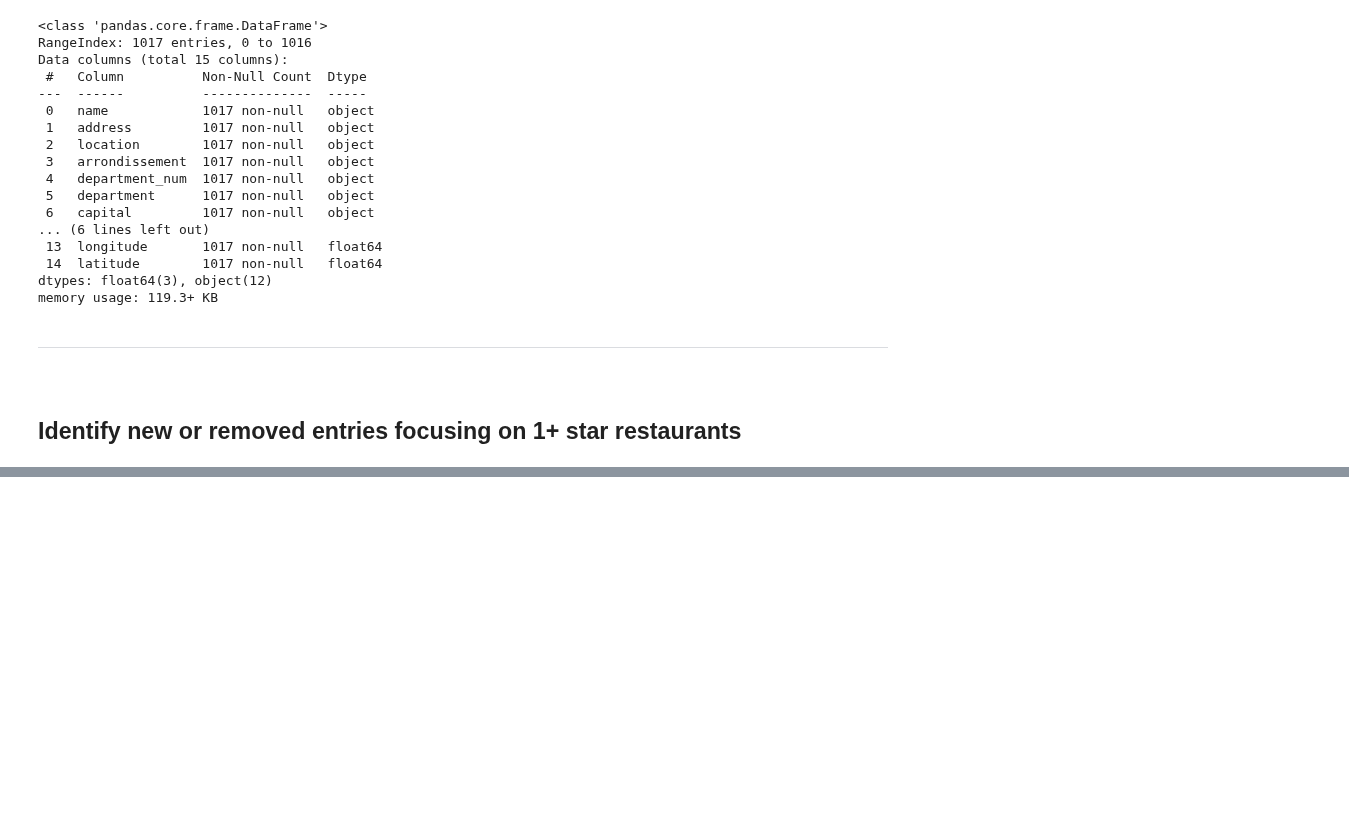
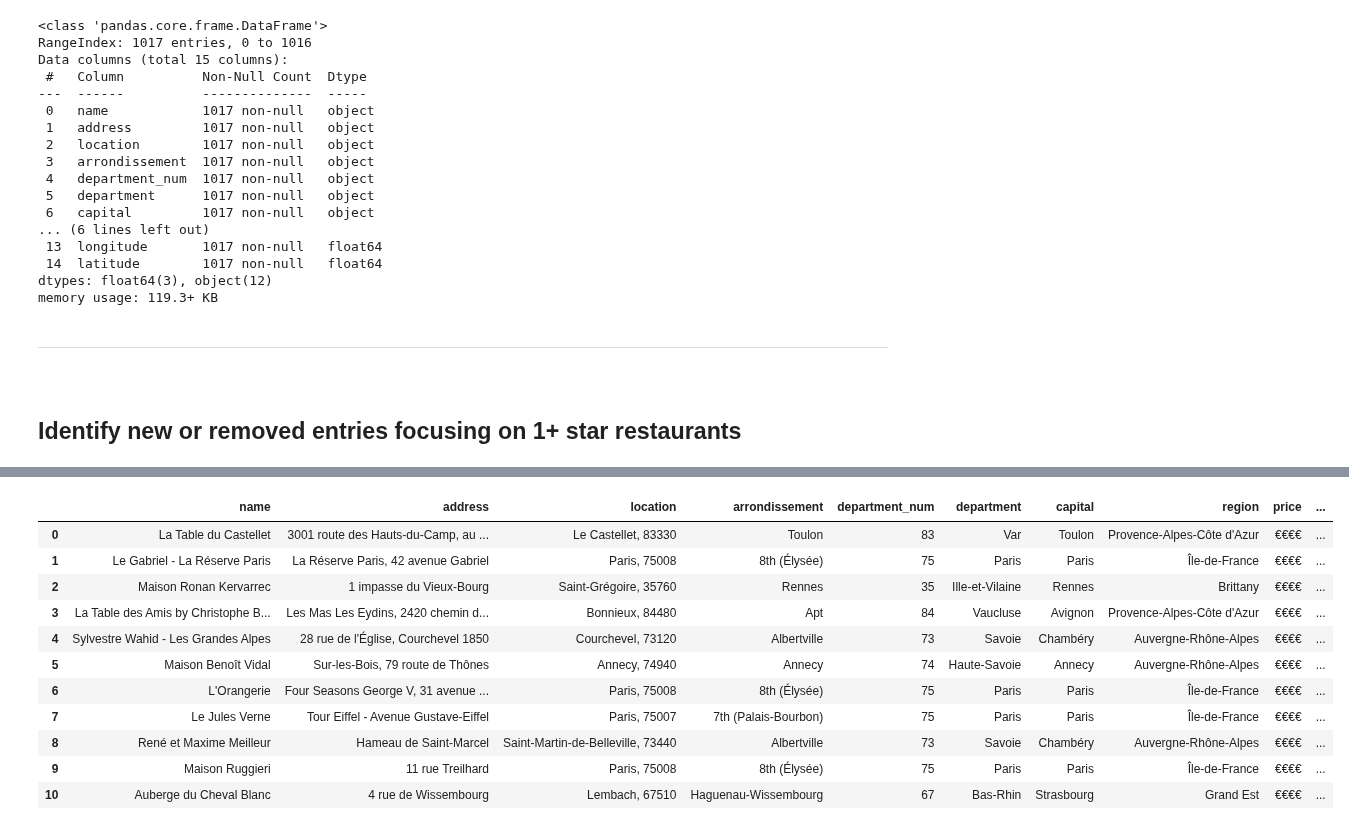
Before and after one commit to pineapple-bois/Michelin_Rated_Restaurants, a Jupyter notebook: Years/2024/Notebooks/France/France_Changes.ipynb, the cells around one changed output, grey strips where cells are left out. Cells and saved outputs as stored; diff of their text form; code cells hidden in the pictures; blank space fills up the shorter version.

```diff
--- a/Years/2024/Notebooks/France/France_Changes.ipynb
+++ b/Years/2024/Notebooks/France/France_Changes.ipynb
@@ -406,0 +334,12 @@ lost_stars
+# %%
+# Apply the function to each row in the DataFrame
+new_high_stars['status'] = new_high_stars.apply(determine_status, axis=1)
+
+# update the 'stars_23' based on the status
+new_high_stars.loc[new_high_stars['status'] == 'new award', 'stars_23'] = 'New Entry'
+
+# Remove the rows where the status is None (meaning no change in stars)
+new_high_stars = new_high_stars.dropna(subset=['status'])
+
+# Display the updated DataFrame
+major_star_changes = new_high_stars[['name', 'location', 'stars', 'stars_23', 'status']]
@@ -406,0 +360,4 @@ lost_stars
+# %%
+# We manually write the demotion of Auberge du Cheval Blanc to star_changes
+aub_chev = star_changes.loc[51]
+aub_chev
@@ -406,0 +372,11 @@ lost_stars
+# %%
+data_to_append = {
+    'name': aub_chev['name'],
+    'location': aub_chev['location'],
+    'stars': aub_chev['stars_24'],
+    'stars_23': aub_chev['stars_23'],
+    'status': 'demoted'
+}
+
+row_to_append = pd.DataFrame([data_to_append])
+major_star_changes = pd.concat([major_star_changes, row_to_append], ignore_index=True)
@@ -406,0 +411,23 @@ lost_stars
+# %%
+# Merge major_star_changes with france_24 on 'name' and 'location'
+merged_changes = pd.merge(major_star_changes, france_24, on=['name', 'location'], how='left')
+
+merged_changes.rename(columns={'stars_y': 'current_stars'}, inplace=True)
+column_order = ['name', 'address', 'location', 'arrondissement', 'department_num', 'department', 'capital', 'region',
+       'price', 'cuisine', 'url', 'award', 'current_stars', 'stars_23', 'status', 'longitude', 'latitude']
+merged_changes = merged_changes[column_order]
+# %%
+merged_changes
+# %% [output]
+|  | name | address | location | arrondissement | department_num | department | capital | region | price | ... |
+| 0 | La Table du Castellet | 3001 route des Hauts-du-Camp, au ... | Le Castellet, 83330 | Toulon | 83 | Var | Toulon | Provence-Alpes-Côte d'Azur | €€€€ | ... |
+| 1 | Le Gabriel - La Réserve Paris | La Réserve Paris, 42 avenue Gabriel | Paris, 75008 | 8th (Élysée) | 75 | Paris | Paris | Île-de-France | €€€€ | ... |
+| 2 | Maison Ronan Kervarrec | 1 impasse du Vieux-Bourg | Saint-Grégoire, 35760 | Rennes | 35 | Ille-et-Vilaine | Rennes | Brittany | €€€€ | ... |
+| 3 | La Table des Amis by Christophe B... | Les Mas Les Eydins, 2420 chemin d... | Bonnieux, 84480 | Apt | 84 | Vaucluse | Avignon | Provence-Alpes-Côte d'Azur | €€€€ | ... |
+| 4 | Sylvestre Wahid - Les Grandes Alpes | 28 rue de l'Église, Courchevel 1850 | Courchevel, 73120 | Albertville | 73 | Savoie | Chambéry | Auvergne-Rhône-Alpes | €€€€ | ... |
+| 5 | Maison Benoît Vidal | Sur-les-Bois, 79 route de Thônes | Annecy, 74940 | Annecy | 74 | Haute-Savoie | Annecy | Auvergne-Rhône-Alpes | €€€€ | ... |
+| 6 | L'Orangerie | Four Seasons George V, 31 avenue ... | Paris, 75008 | 8th (Élysée) | 75 | Paris | Paris | Île-de-France | €€€€ | ... |
+| 7 | Le Jules Verne | Tour Eiffel - Avenue Gustave-Eiffel | Paris, 75007 | 7th (Palais-Bourbon) | 75 | Paris | Paris | Île-de-France | €€€€ | ... |
+| 8 | René et Maxime Meilleur | Hameau de Saint-Marcel | Saint-Martin-de-Belleville, 73440 | Albertville | 73 | Savoie | Chambéry | Auvergne-Rhône-Alpes | €€€€ | ... |
+| 9 | Maison Ruggieri | 11 rue Treilhard | Paris, 75008 | 8th (Élysée) | 75 | Paris | Paris | Île-de-France | €€€€ | ... |
+| 10 | Auberge du Cheval Blanc | 4 rue de Wissembourg | Lembach, 67510 | Haguenau-Wissembourg | 67 | Bas-Rhin | Strasbourg | Grand Est | €€€€ | ... |
```
Also changed, not shown: parts of 69 cells of this notebook.
